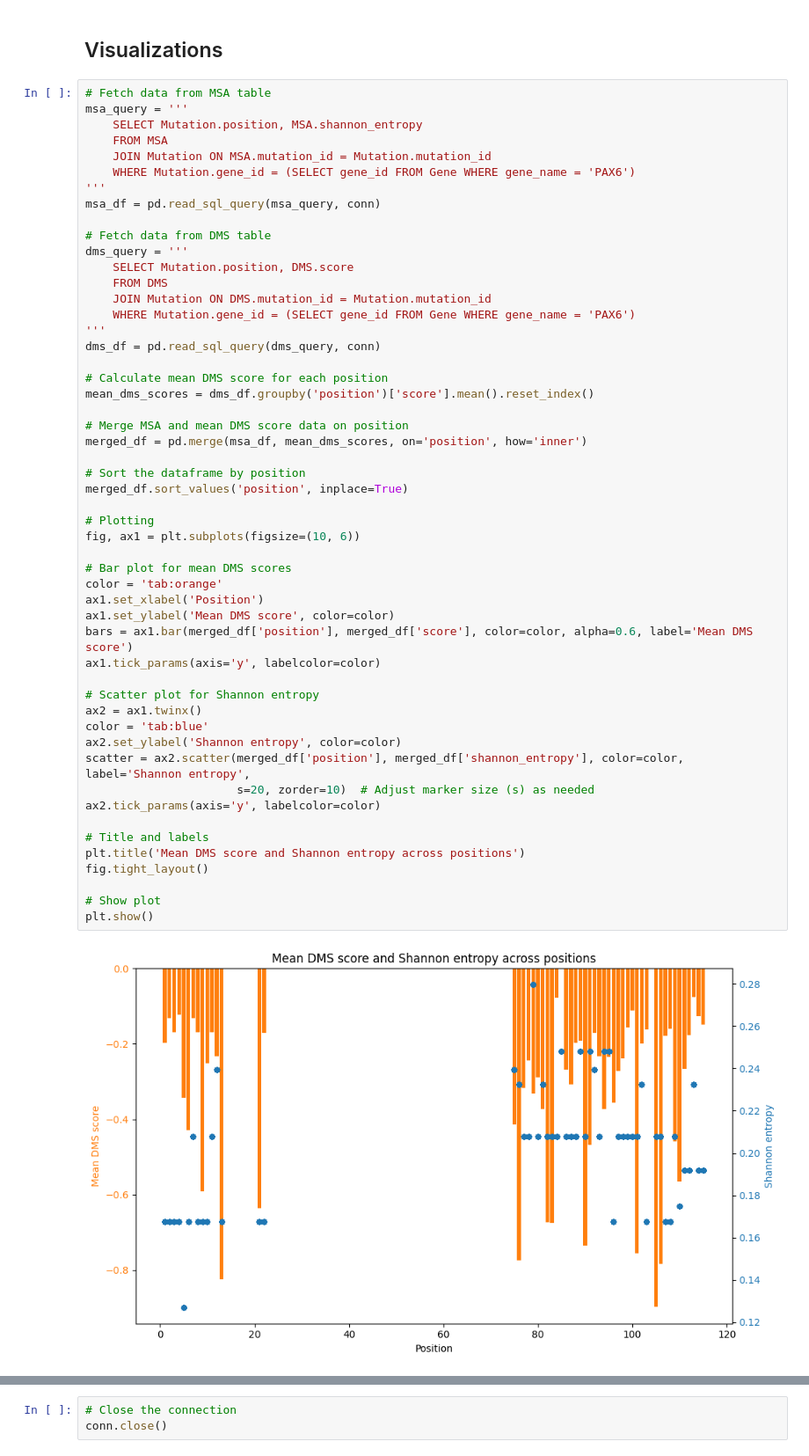
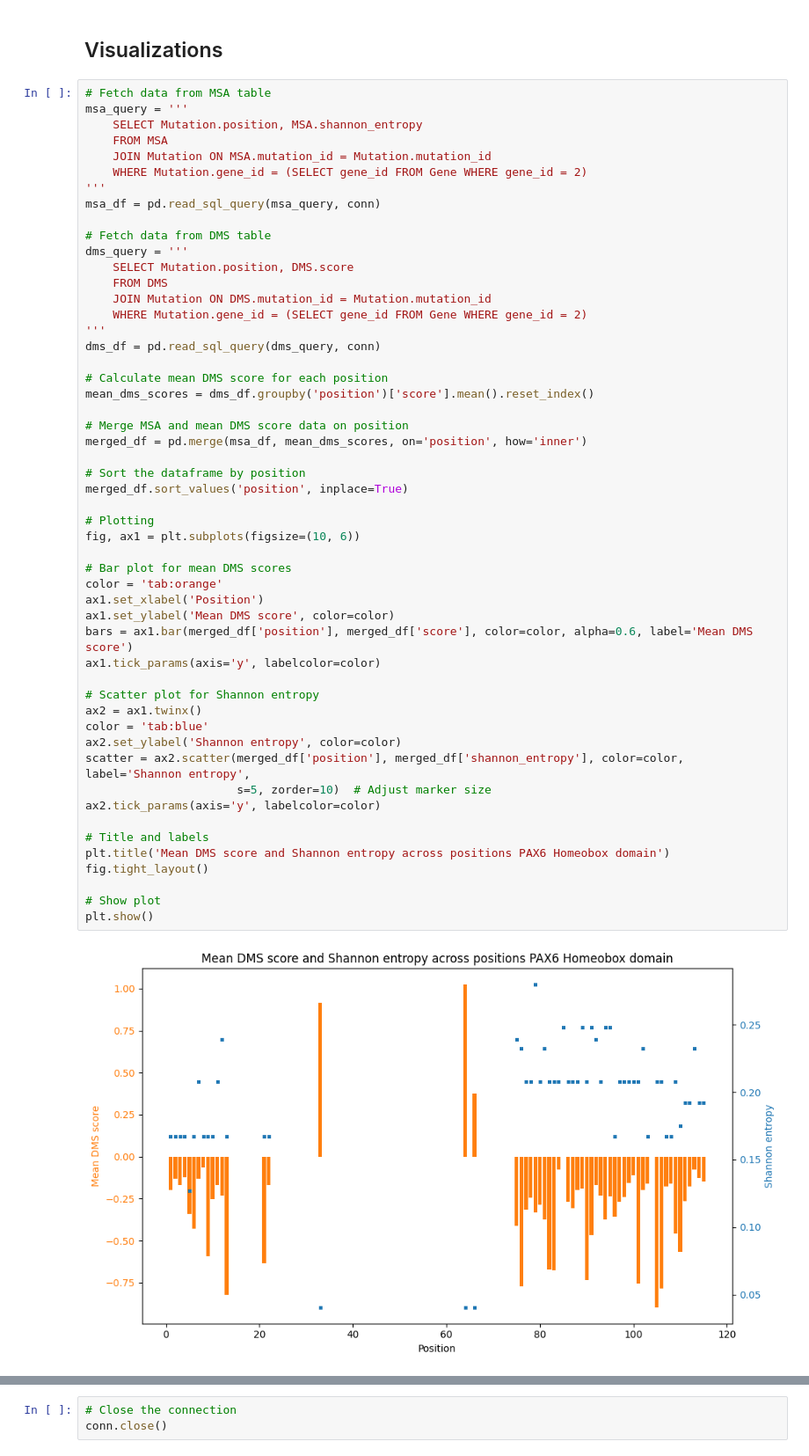
Before and after one commit to PlushZ/msa-dms-analyzer, a Jupyter notebook: msa_dms_retrieve.ipynb, the cells around one changed output, grey strips where cells are left out. Shown at 88% size. Saved outputs shown, nothing was run; the diff lists cells and outputs as text.

Commit message:
add visualizations and CYP2C19

```diff
--- a/msa_dms_retrieve.ipynb
+++ b/msa_dms_retrieve.ipynb
@@ -173,7 +173,7 @@ msa_query = '''
     SELECT Mutation.position, MSA.shannon_entropy
     FROM MSA
     JOIN Mutation ON MSA.mutation_id = Mutation.mutation_id
-    WHERE Mutation.gene_id = (SELECT gene_id FROM Gene WHERE gene_name = 'PAX6')
+    WHERE Mutation.gene_id = (SELECT gene_id FROM Gene WHERE gene_id = 2)
 '''
 msa_df = pd.read_sql_query(msa_query, conn)
 
@@ -182,7 +182,7 @@ dms_query = '''
     SELECT Mutation.position, DMS.score
     FROM DMS
     JOIN Mutation ON DMS.mutation_id = Mutation.mutation_id
-    WHERE Mutation.gene_id = (SELECT gene_id FROM Gene WHERE gene_name = 'PAX6')
+    WHERE Mutation.gene_id = (SELECT gene_id FROM Gene WHERE gene_id = 2)
 '''
 dms_df = pd.read_sql_query(dms_query, conn)
 
@@ -191,33 +191,33 @@ mean_dms_scores = dms_df.groupby('position')['score'].mean().reset_index()
 
 # Merge MSA and mean DMS score data on position
 merged_df = pd.merge(msa_df, mean_dms_scores, on='position', how='inner')
 
 # Sort the dataframe by position
 merged_df.sort_values('position', inplace=True)
 
 # Plotting
 fig, ax1 = plt.subplots(figsize=(10, 6))
 
 # Bar plot for mean DMS scores
 color = 'tab:orange'
 ax1.set_xlabel('Position')
 ax1.set_ylabel('Mean DMS score', color=color)
 bars = ax1.bar(merged_df['position'], merged_df['score'], color=color, alpha=0.6, label='Mean DMS score')
 ax1.tick_params(axis='y', labelcolor=color)
 
 # Scatter plot for Shannon entropy
 ax2 = ax1.twinx()
 color = 'tab:blue'
 ax2.set_ylabel('Shannon entropy', color=color)
 scatter = ax2.scatter(merged_df['position'], merged_df['shannon_entropy'], color=color, label='Shannon entropy',
-                      s=20, zorder=10)  # Adjust marker size (s) as needed
+                      s=5, zorder=10)  # Adjust marker size
 ax2.tick_params(axis='y', labelcolor=color)
 
 # Title and labels
-plt.title('Mean DMS score and Shannon entropy across positions')
+plt.title('Mean DMS score and Shannon entropy across positions PAX6 Homeobox domain')
 fig.tight_layout()
 
 # Show plot
 plt.show()
 # %% [output]
-[figure, old version]
+[figure, new version]
```
Also changed, not shown: parts of 4 cells of this notebook, 5 other files.
